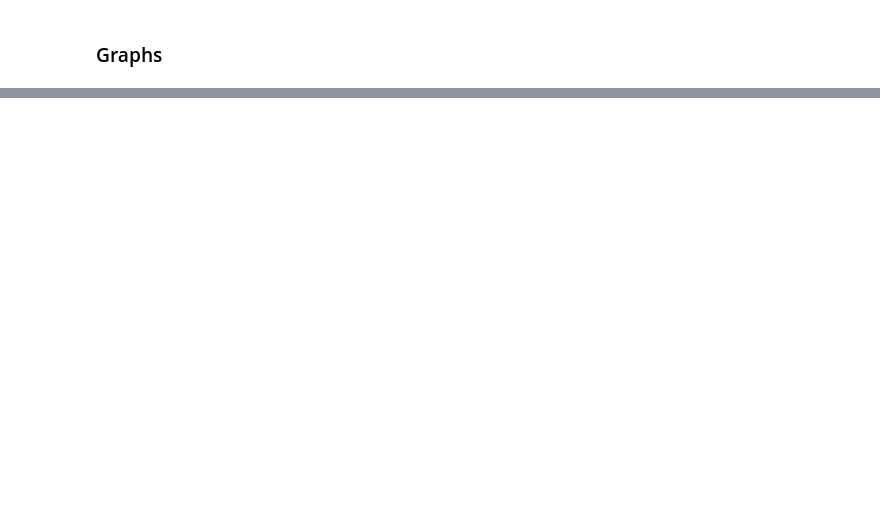
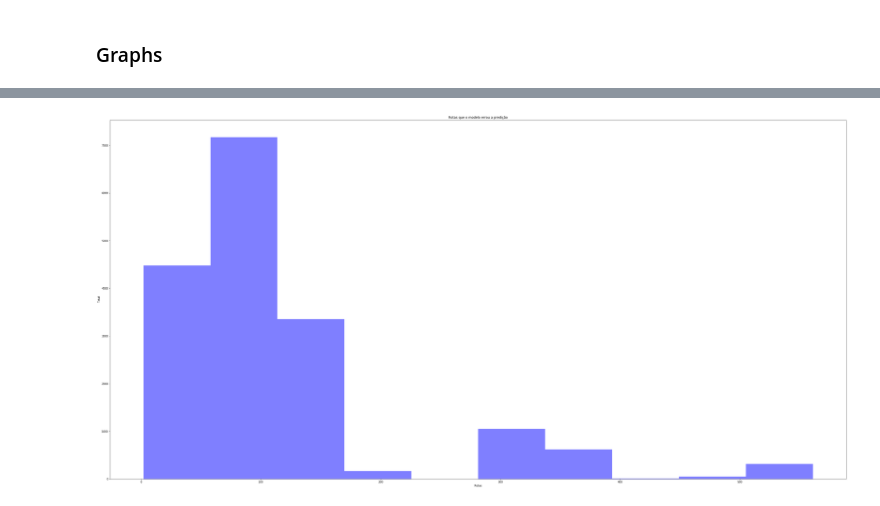
Before and after one commit to veruskasantos/INESProject, a Jupyter notebook: workspace/Model Prediction/Testing models/Random Forest/RandomForest.ipynb, the cells around one changed output, grey strips where cells are left out. Drawn from its saved outputs; the diff is of its cells as text; code cells hidden in the pictures; blank space fills up the shorter version.

```diff
--- a/workspace/Model Prediction/Testing models/Random Forest/RandomForest.ipynb
+++ b/workspace/Model Prediction/Testing models/Random Forest/RandomForest.ipynb
@@ -321,0 +348,4 @@ NameError: name 'num_features' is not defined
+# %%
+data_test = data.loc[test_Y.index]
+
+wrong_preds = data_test[bb_pred != bb_label]
@@ -321,0 +368,13 @@ NameError: name 'num_features' is not defined
+# %%
+# num_bins = 10
+# width = 50
+# height = 25
+plt.hist(wrong_preds.route, num_bins, facecolor='blue', alpha=0.5)
+plt.xlabel('Rotas')
+plt.ylabel('Total')
+plt.title('Rotas que o modelo errou a predição')
+# plt.xticks(np.arange(0, 500, 1))
+# plt.rcParams["figure.figsize"] = (width,height)
+plt.show()
+# %% [output]
+[figure, added]
```
Also changed, not shown: parts of 25 cells of this notebook, 1 other file.
